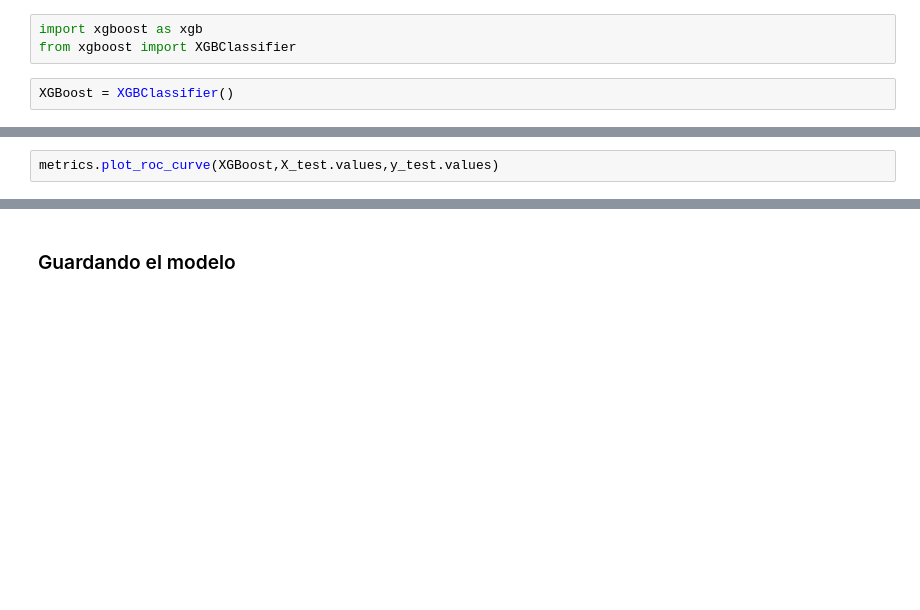
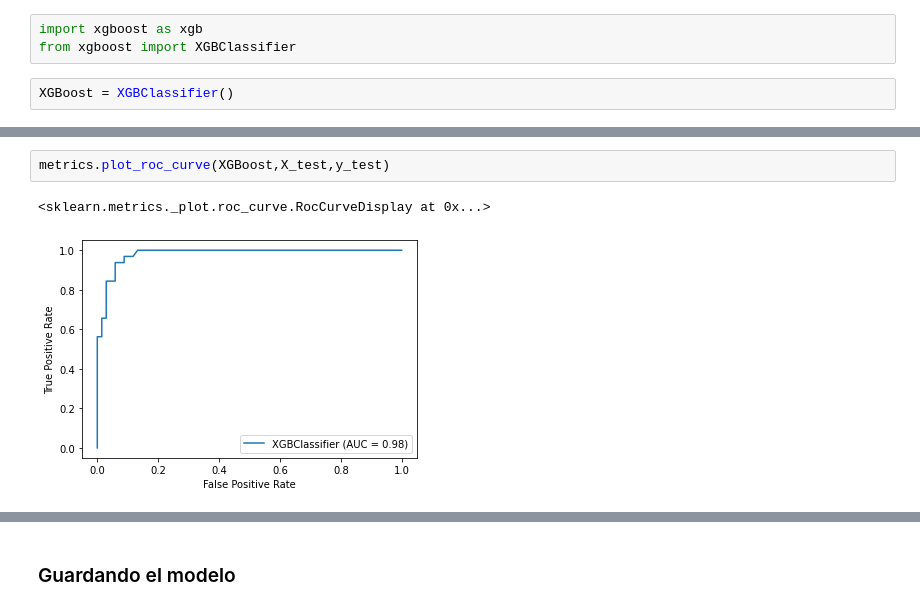
Before and after one commit to LucaAPiattelli/Diplomatura_Business_Analytics_UDA, a Jupyter notebook: Modulo_09_Clasificacion/BA_Clasificacion_01.ipynb, the cells around one changed output, grey strips where cells are left out. Cells and saved outputs as stored; diff of their text form; blank space fills up the shorter version.

```diff
--- a/Modulo_09_Clasificacion/BA_Clasificacion_01.ipynb
+++ b/Modulo_09_Clasificacion/BA_Clasificacion_01.ipynb
@@ -278,5 +336,8 @@ metrics.plot_confusion_matrix(XGBoost,X_test.values,y_test.values)
 # %%
-metrics.plot_roc_curve(XGBoost,X_test.values,y_test.values)
+metrics.plot_roc_curve(XGBoost,X_test,y_test)
+# %% [output]
+<sklearn.metrics._plot.roc_curve.RocCurveDisplay at 0x...>
+[figure, added]
 # %%
 reporte = metrics.classification_report(y_test, y_pred_XGBoost)
 print(reporte)
```
Also changed, not shown: parts of 65 cells of this notebook.
